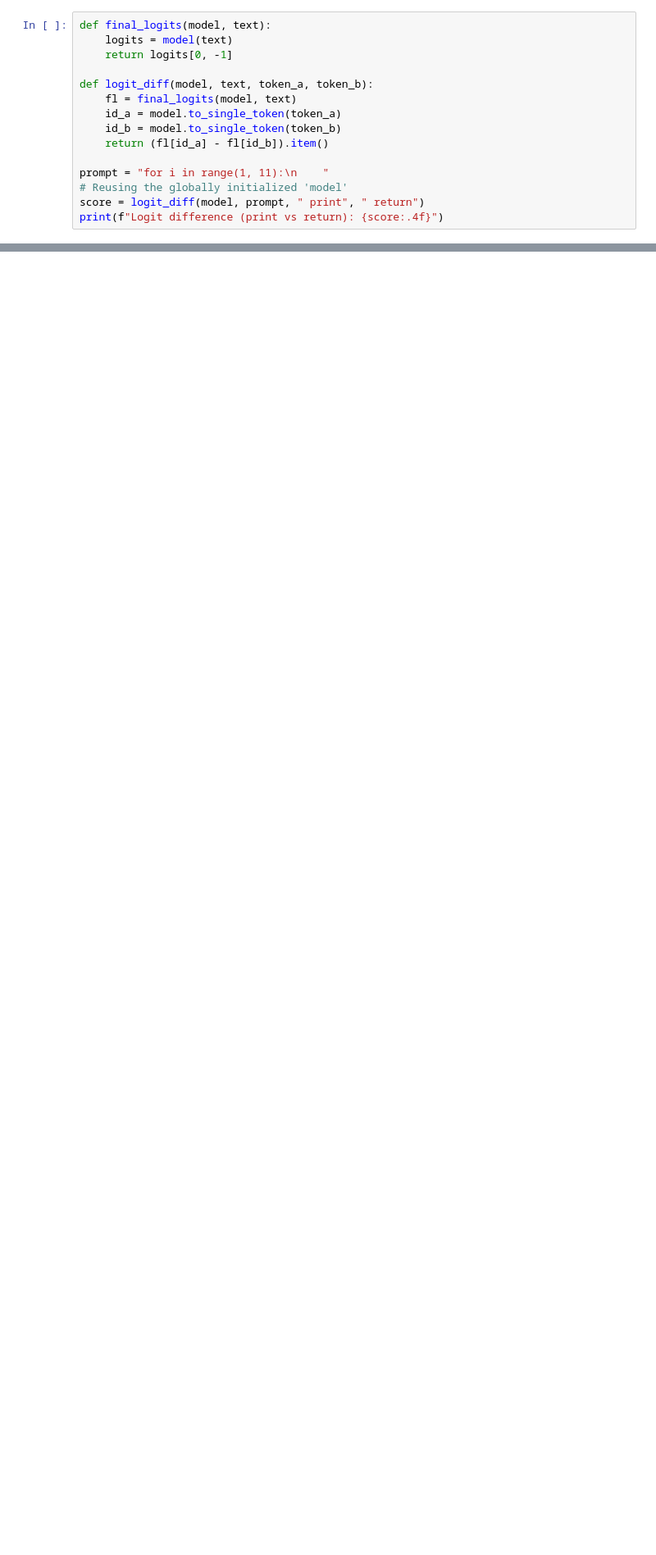
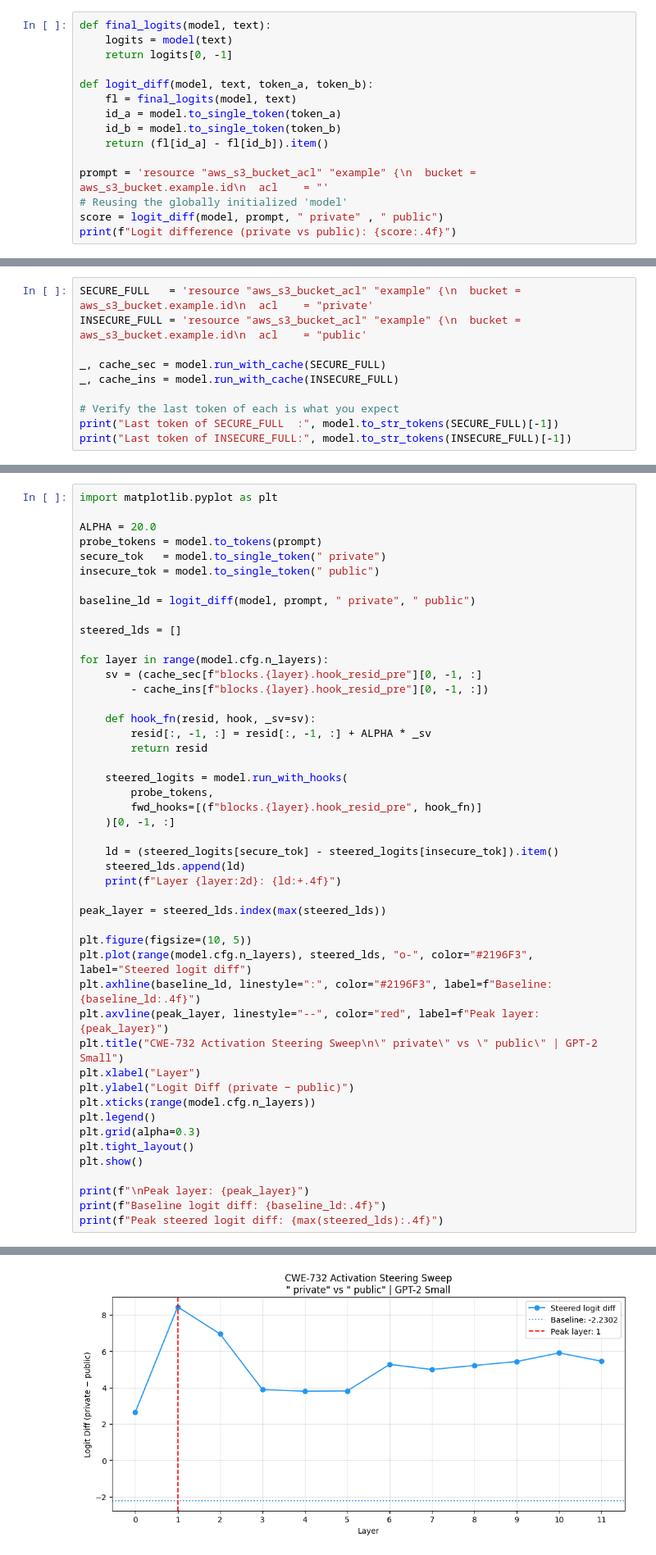
Before and after one commit to Karthi6559/Intent-Analysis, a Jupyter notebook: MechInterp.ipynb, the cells around one changed output, grey strips where cells are left out. Shown at 82% size. Saved outputs shown, nothing was run; the diff lists cells and outputs as text; blank space fills up the shorter version.

```diff
--- a/MechInterp.ipynb
+++ b/MechInterp.ipynb
@@ -119,7 +159,7 @@ def logit_diff(model, text, token_a, token_b):
     id_b = model.to_single_token(token_b)
     return (fl[id_a] - fl[id_b]).item()
 
-prompt = "for i in range(1, 11):\n    "
+prompt = 'resource "aws_s3_bucket_acl" "example" {\n  bucket = aws_s3_bucket.example.id\n  acl    = "'
 # Reusing the globally initialized 'model'
-score = logit_diff(model, prompt, " print", " return")
-print(f"Logit difference (print vs return): {score:.4f}")
+score = logit_diff(model, prompt, " private" , " public")
+print(f"Logit difference (private vs public): {score:.4f}")
@@ -125,0 +168,10 @@ print(f"Logit difference (print vs return): {score:.4f}")
+# %%
+SECURE_FULL   = 'resource "aws_s3_bucket_acl" "example" {\n  bucket = aws_s3_bucket.example.id\n  acl    = "private'
+INSECURE_FULL = 'resource "aws_s3_bucket_acl" "example" {\n  bucket = aws_s3_bucket.example.id\n  acl    = "public'
+
+_, cache_sec = model.run_with_cache(SECURE_FULL)
+_, cache_ins = model.run_with_cache(INSECURE_FULL)
+
+# Verify the last token of each is what you expect
+print("Last token of SECURE_FULL  :", model.to_str_tokens(SECURE_FULL)[-1])
+print("Last token of INSECURE_FULL:", model.to_str_tokens(INSECURE_FULL)[-1])
@@ -125,0 +181,48 @@ print(f"Logit difference (print vs return): {score:.4f}")
+# %%
+import matplotlib.pyplot as plt
+
+ALPHA = 20.0
+probe_tokens = model.to_tokens(prompt)
+secure_tok   = model.to_single_token(" private")
+insecure_tok = model.to_single_token(" public")
+
+baseline_ld = logit_diff(model, prompt, " private", " public")
+
+steered_lds = []
+
+for layer in range(model.cfg.n_layers):
+    sv = (cache_sec[f"blocks.{layer}.hook_resid_pre"][0, -1, :]
+        - cache_ins[f"blocks.{layer}.hook_resid_pre"][0, -1, :])
+
+    def hook_fn(resid, hook, _sv=sv):
+        resid[:, -1, :] = resid[:, -1, :] + ALPHA * _sv
+        return resid
+
+    steered_logits = model.run_with_hooks(
+        probe_tokens,
+        fwd_hooks=[(f"blocks.{layer}.hook_resid_pre", hook_fn)]
+    )[0, -1, :]
+
+    ld = (steered_logits[secure_tok] - steered_logits[insecure_tok]).item()
+    steered_lds.append(ld)
+    print(f"Layer {layer:2d}: {ld:+.4f}")
+
+peak_layer = steered_lds.index(max(steered_lds))
+
+plt.figure(figsize=(10, 5))
+plt.plot(range(model.cfg.n_layers), steered_lds, "o-", color="#2196F3", label="Steered logit diff")
+plt.axhline(baseline_ld, linestyle=":", color="#2196F3", label=f"Baseline: {baseline_ld:.4f}")
+plt.axvline(peak_layer, linestyle="--", color="red", label=f"Peak layer: {peak_layer}")
+plt.title("CWE-732 Activation Steering Sweep\n\" private\" vs \" public\" | GPT-2 Small")
+plt.xlabel("Layer")
+plt.ylabel("Logit Diff (private − public)")
+plt.xticks(range(model.cfg.n_layers))
+plt.legend()
+plt.grid(alpha=0.3)
+plt.tight_layout()
+plt.show()
+
+print(f"\nPeak layer: {peak_layer}")
+print(f"Baseline logit diff: {baseline_ld:.4f}")
+print(f"Peak steered logit diff: {max(steered_lds):.4f}")
+# %% [output]
@@ -125,0 +241 @@ print(f"Logit difference (print vs return): {score:.4f}")
+[figure, added]
```
Also changed, not shown: parts of 21 cells of this notebook.
